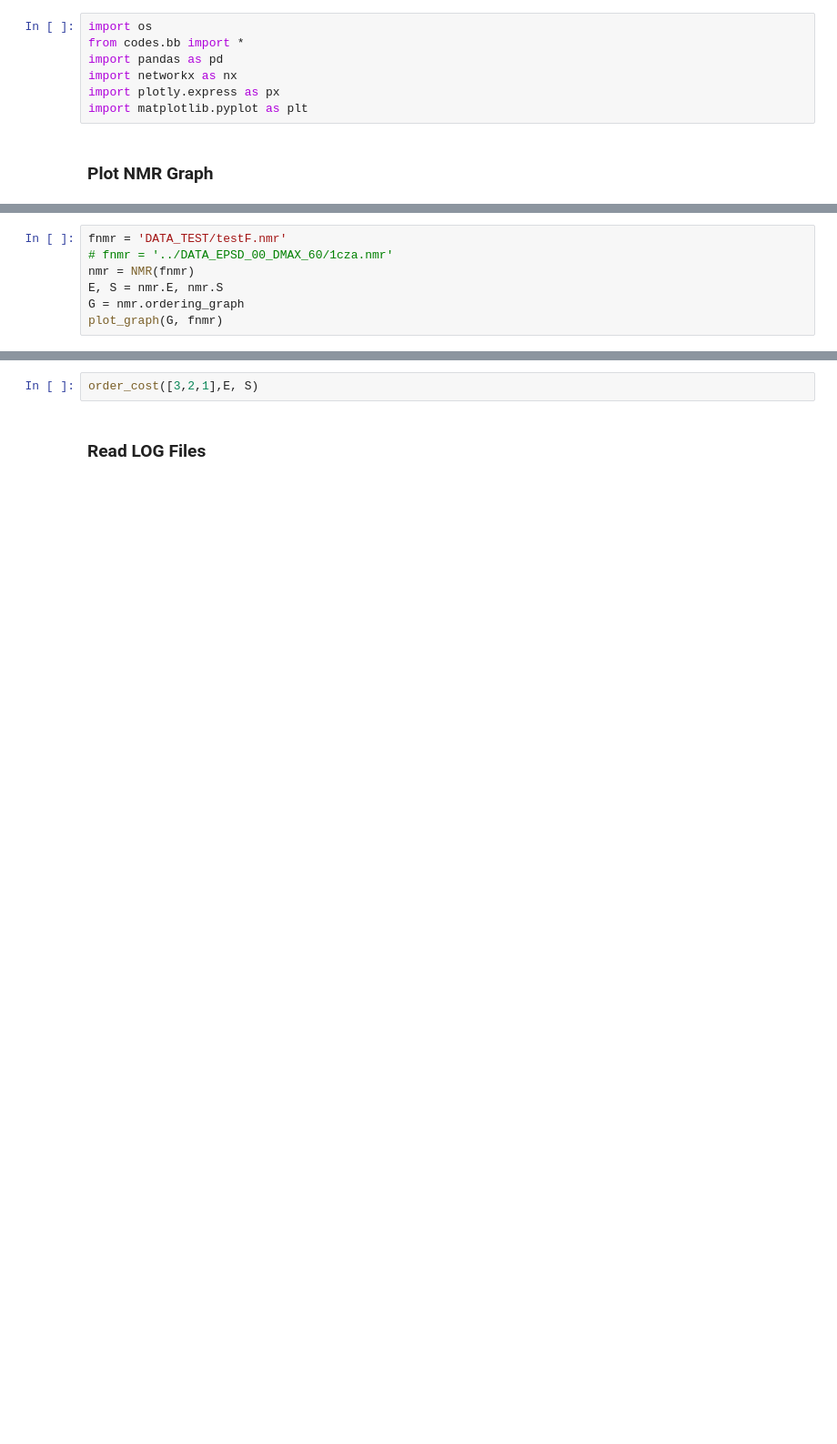
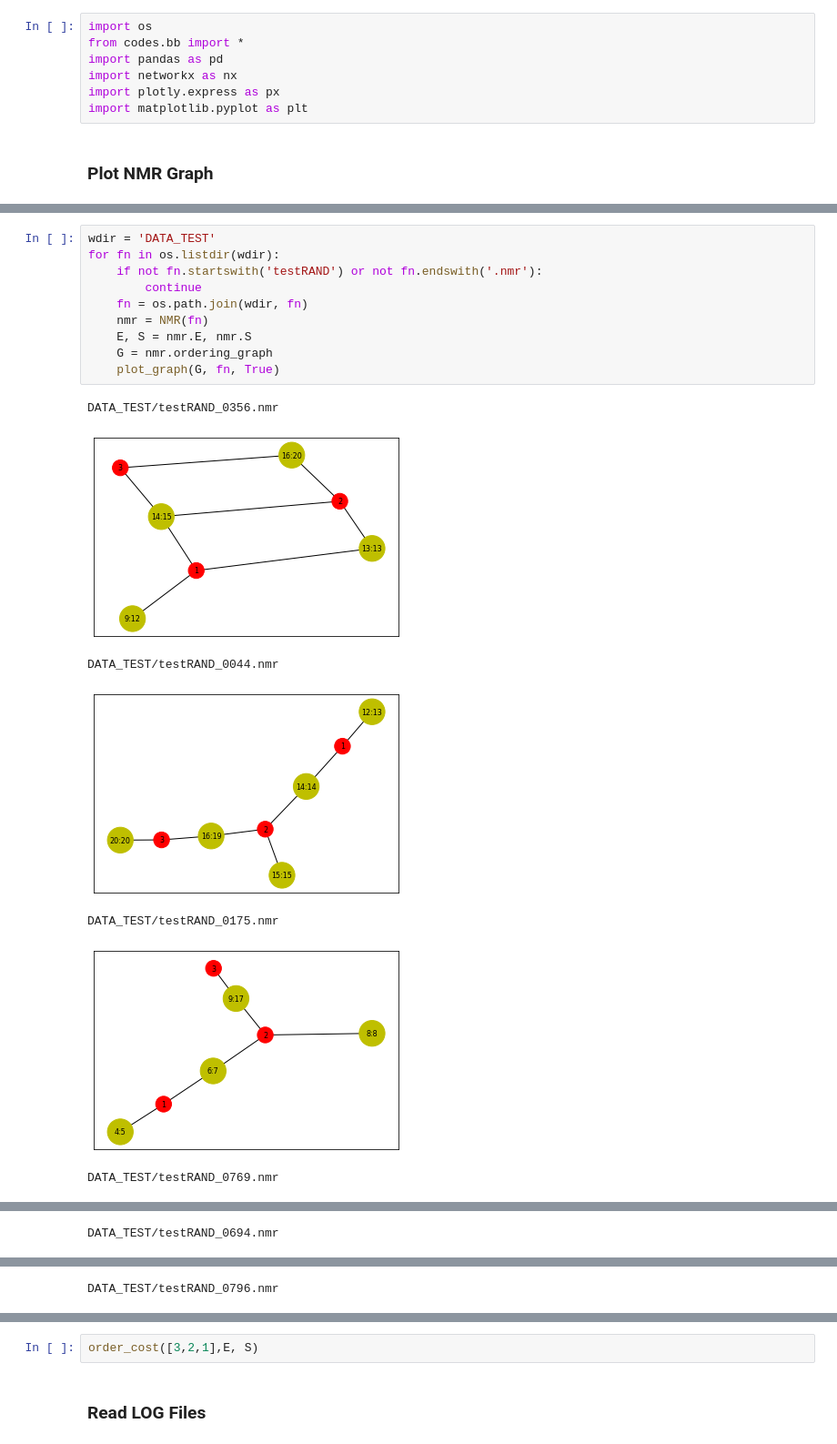
Before and after one commit to michaelsouza/bb-sbbu, a Jupyter notebook: report.ipynb, the cells around one changed output, grey strips where cells are left out. Shown at 91% size. Cells and saved outputs as stored; diff of their text form; blank space fills up the shorter version.

```diff
--- a/report.ipynb
+++ b/report.ipynb
@@ -22,9 +23,20 @@ def plot_graph(G, fnmr, savefig=False):
         plt.savefig(fnmr.replace('.nmr', '.pdf'), format='pdf')
     plt.show()
 # %%
-fnmr = 'DATA_TEST/testF.nmr'
-# fnmr = '../DATA_EPSD_00_DMAX_60/1cza.nmr'
-nmr = NMR(fnmr)
-E, S = nmr.E, nmr.S
-G = nmr.ordering_graph
-plot_graph(G, fnmr)
+wdir = 'DATA_TEST'
+for fn in os.listdir(wdir):
+    if not fn.startswith('testRAND') or not fn.endswith('.nmr'):
+        continue
+    fn = os.path.join(wdir, fn)
+    nmr = NMR(fn)
+    E, S = nmr.E, nmr.S
+    G = nmr.ordering_graph
+    plot_graph(G, fn, True)
+# %% [output]
+DATA_TEST/testRAND_0356.nmr
+[figure, added]
+DATA_TEST/testRAND_0044.nmr
+[figure, added]
+DATA_TEST/testRAND_0175.nmr
+[figure, added]
+DATA_TEST/testRAND_0769.nmr
@@ -30,0 +44 @@ plot_graph(G, fnmr)
+DATA_TEST/testRAND_0694.nmr
@@ -30,0 +46 @@ plot_graph(G, fnmr)
+DATA_TEST/testRAND_0796.nmr
```
Also changed, not shown: parts of 2 cells of this notebook, 7 other files.
